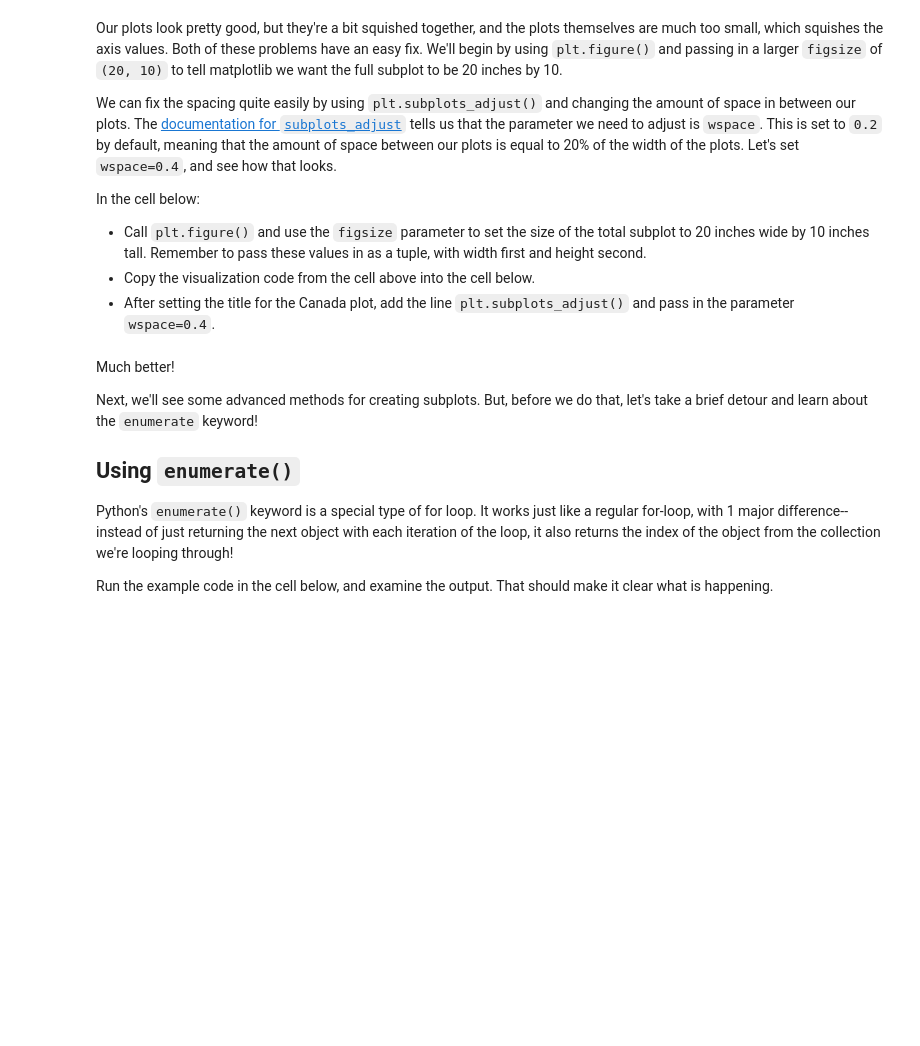
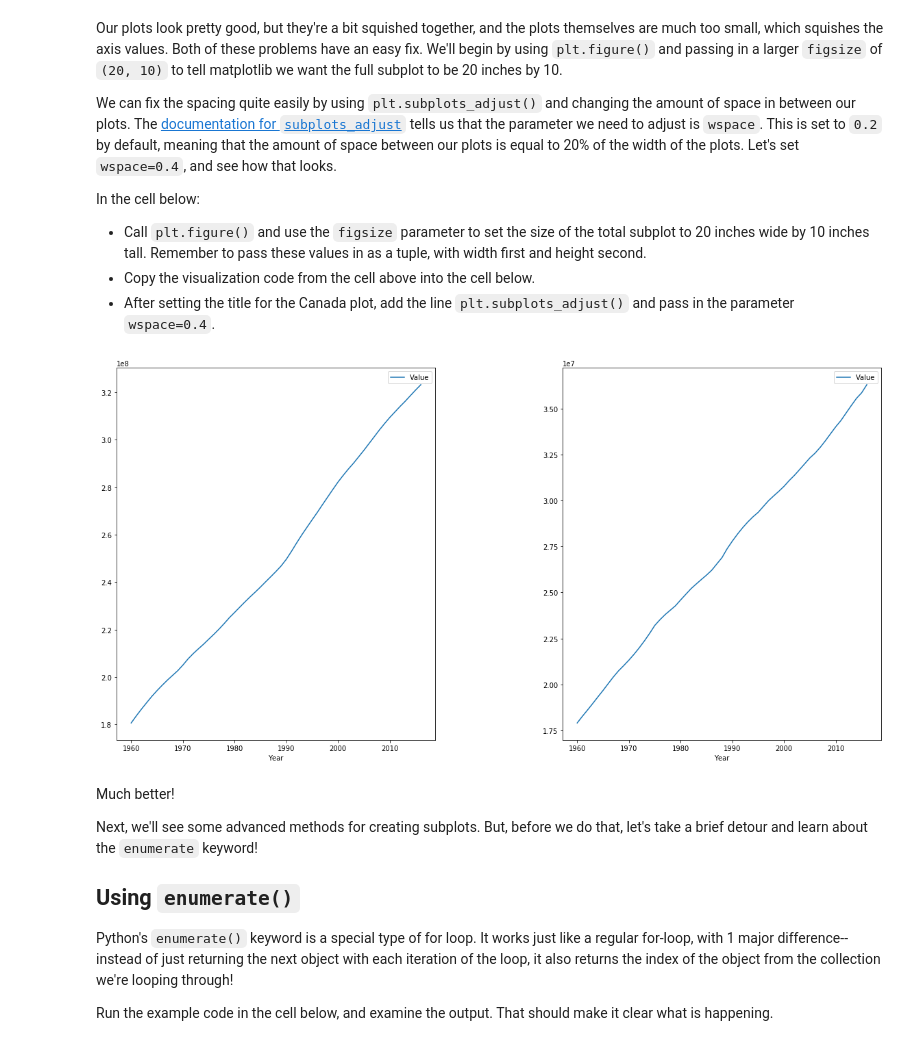
Before and after one commit to ortsed/dsc-subplots-and-enumeration-lab-dc-ds-career-042219, a Jupyter notebook: index.ipynb, the cells around one changed output. Drawn from its saved outputs; the diff is of its cells as text; code cells hidden in the pictures; blank space fills up the shorter version.

```diff
--- a/index.ipynb
+++ b/index.ipynb
@@ -145,12 +145,14 @@ In the cell below:
 # %%
 fig = plt.figure(figsize=(20,10))
 plt.subplots_adjust(wspace=.2)
 ax1 = plt.subplot(1,2,1)
 usa.plot(x="Year", y="Value", ax=ax1)
 
 ax2 = plt.subplot(1,2,2)
 canada.plot(x="Year", y="Value", ax=ax2)
-plt.subplots_adjust(wspace=.2)
+plt.subplots_adjust(wspace=.4)
+# %% [output]
+[figure, added]
 # %% [markdown]
 Much better!
 
```
